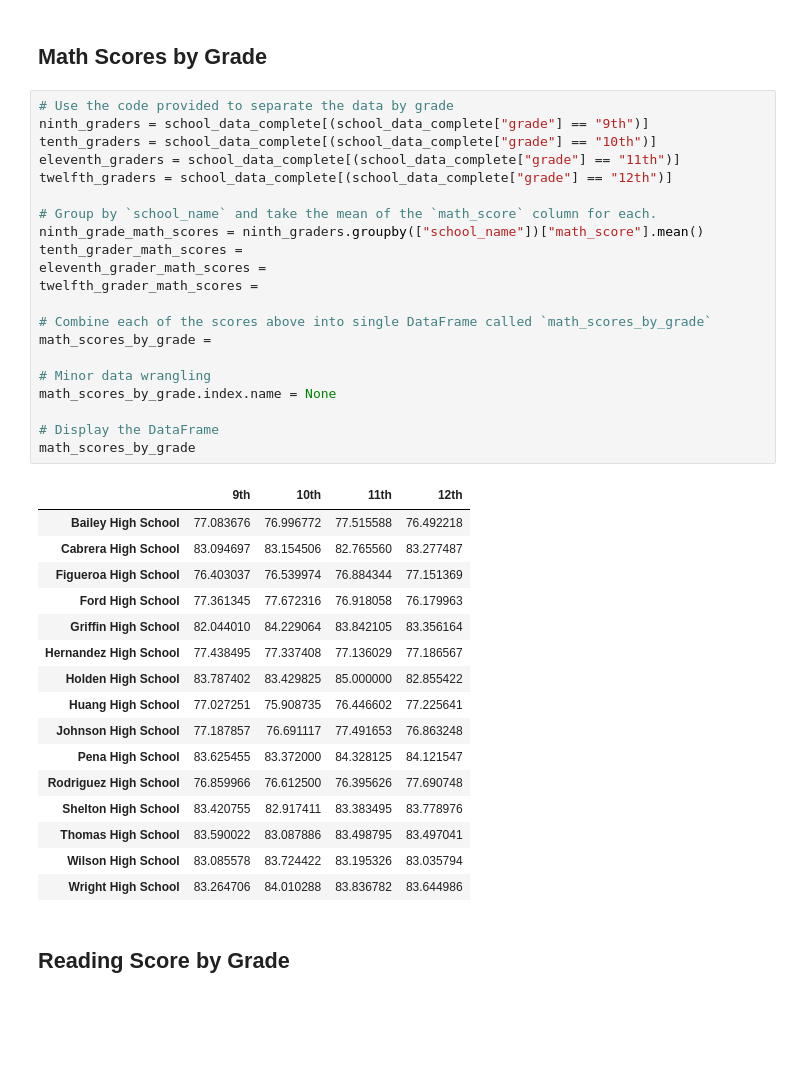
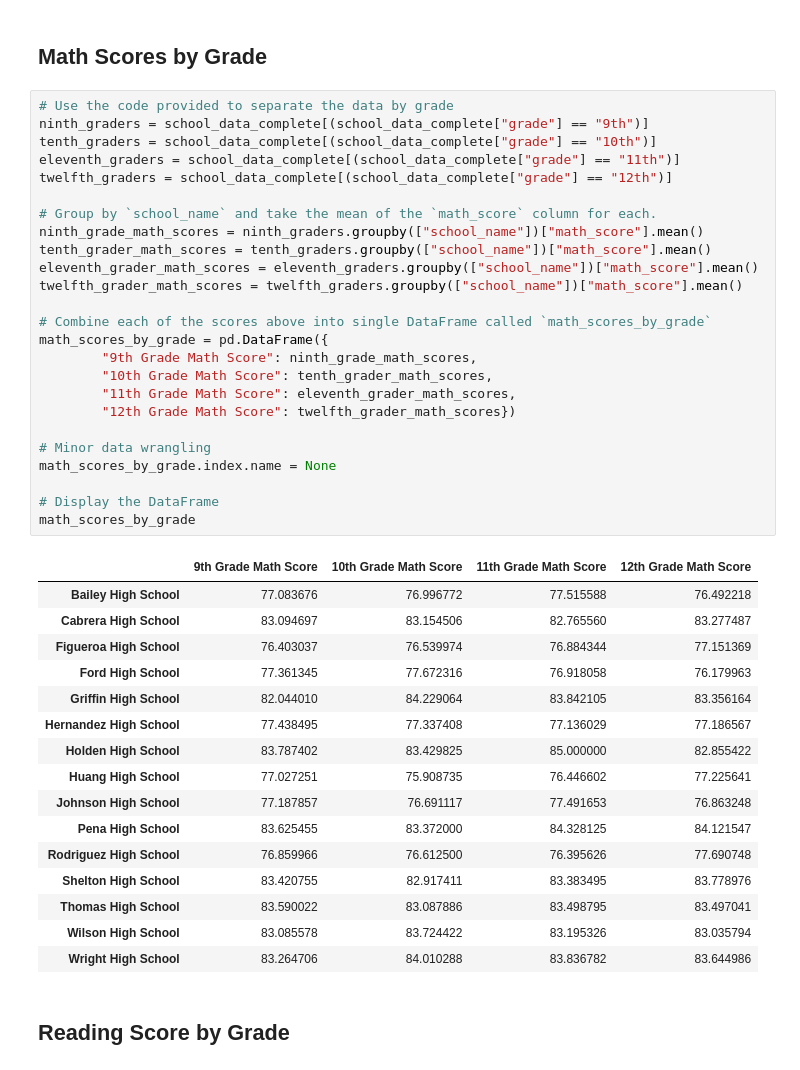
Before and after one commit to omalleykg/Panda-Challenge, a Jupyter notebook: PyCitySchools/PyCitySchools_starter_k conlon.ipynb, the cells around one changed output. Saved outputs shown, nothing was run; the diff lists cells and outputs as text; blank space fills up the shorter version.

```diff
--- a/PyCitySchools/PyCitySchools_starter.ipynb
+++ b/PyCitySchools/PyCitySchools_starter_k conlon.ipynb
@@ -254,26 +377,30 @@ bottom_schools.head(5)
 # %%
 # Use the code provided to separate the data by grade
 ninth_graders = school_data_complete[(school_data_complete["grade"] == "9th")]
 tenth_graders = school_data_complete[(school_data_complete["grade"] == "10th")]
 eleventh_graders = school_data_complete[(school_data_complete["grade"] == "11th")]
 twelfth_graders = school_data_complete[(school_data_complete["grade"] == "12th")]
 
 # Group by `school_name` and take the mean of the `math_score` column for each.
 ninth_grade_math_scores = ninth_graders.groupby(["school_name"])["math_score"].mean()
-tenth_grader_math_scores =
-eleventh_grader_math_scores =
-twelfth_grader_math_scores =
+tenth_grader_math_scores = tenth_graders.groupby(["school_name"])["math_score"].mean()
+eleventh_grader_math_scores = eleventh_graders.groupby(["school_name"])["math_score"].mean()
+twelfth_grader_math_scores = twelfth_graders.groupby(["school_name"])["math_score"].mean()
 
 # Combine each of the scores above into single DataFrame called `math_scores_by_grade`
-math_scores_by_grade =
+math_scores_by_grade = pd.DataFrame({
+        "9th Grade Math Score": ninth_grade_math_scores,
+        "10th Grade Math Score": tenth_grader_math_scores,
+        "11th Grade Math Score": eleventh_grader_math_scores,
+        "12th Grade Math Score": twelfth_grader_math_scores})
 
 # Minor data wrangling
 math_scores_by_grade.index.name = None
 
 # Display the DataFrame
 math_scores_by_grade
 # %% [output]
-|  | 9th | 10th | 11th | 12th |
+|  | 9th Grade Math Score | 10th Grade Math Score | 11th Grade Math Score | 12th Grade Math Score |
 | Bailey High School | 77.083676 | 76.996772 | 77.515588 | 76.492218 |
 | Cabrera High School | 83.094697 | 83.154506 | 82.765560 | 83.277487 |
 | Figueroa High School | 76.403037 | 76.539974 | 76.884344 | 77.151369 |
```
Also changed, not shown: parts of 18 cells of this notebook, 1 other file.
